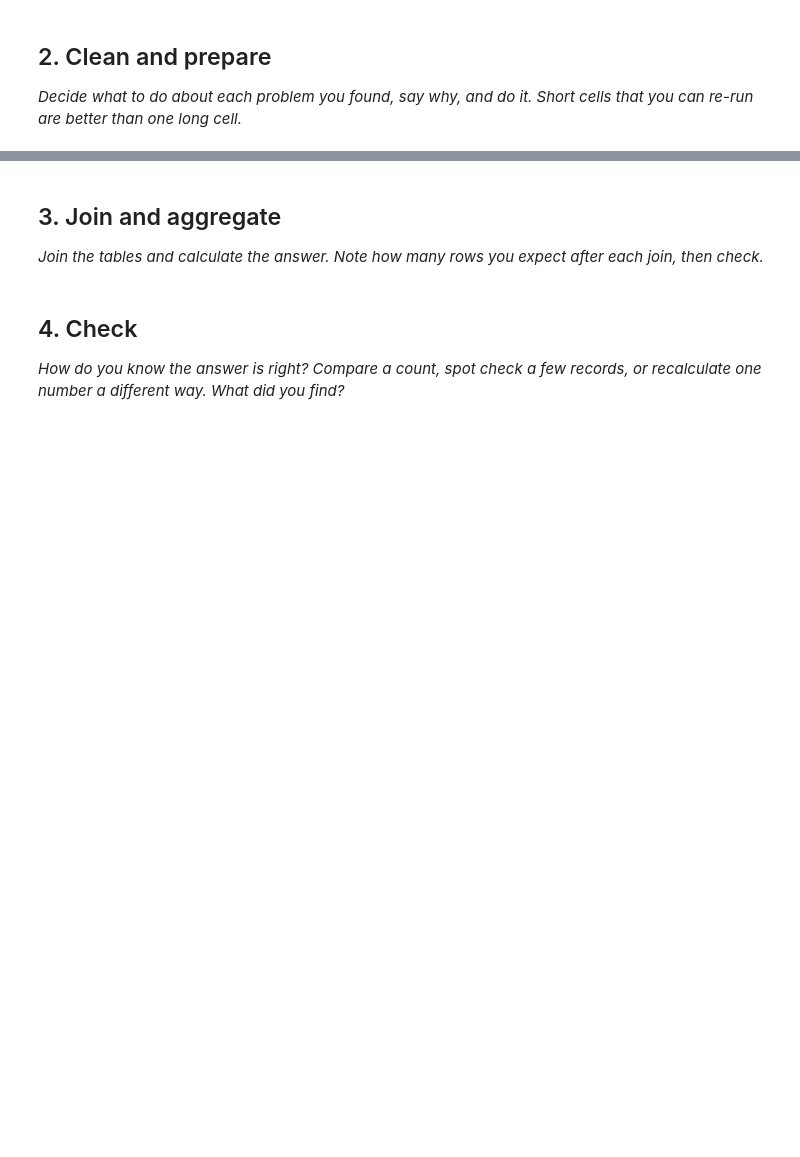
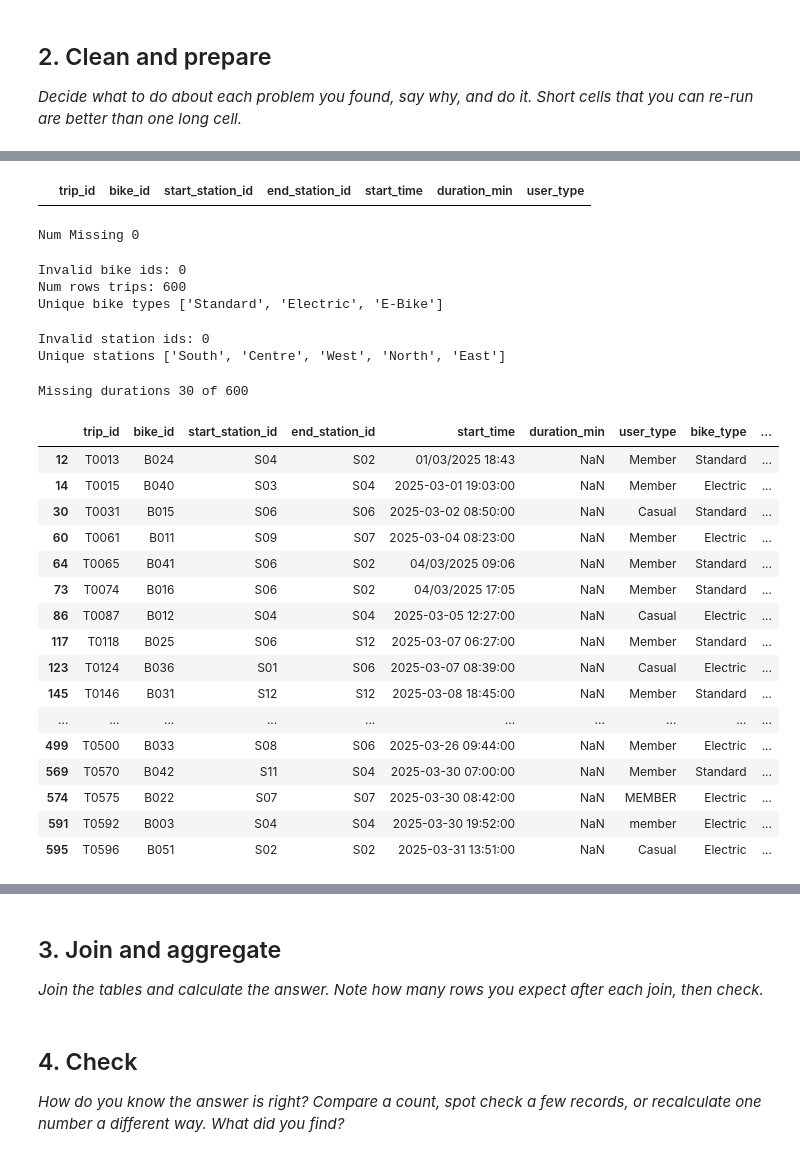
Before and after one commit to box1273002/ai-analytics, a Jupyter notebook: 2_03_practice_bike_hire_student.ipynb, the cells around one changed output, grey strips where cells are left out. Drawn from its saved outputs; the diff is of its cells as text; code cells hidden in the pictures; blank space fills up the shorter version.

```diff
--- a/2_03_practice_bike_hire_student.ipynb
+++ b/2_03_practice_bike_hire_student.ipynb
@@ -201,0 +291,9 @@ One row per combination of bike type and zone, with the number of trips and the
+# %%
+# Lets look at the trips
+trips = tables["trips"].copy()
+# There are some with duplicate ids but they seem to be complete duplicates
+duplicate_ids = trips[
+    trips.duplicated(subset=["trip_id"], keep=False)
+    ].sort_values(by="trip_id")
+display(duplicate_ids)
+trips = trips.drop_duplicates()
@@ -201,0 +318,65 @@ One row per combination of bike type and zone, with the number of trips and the
+# %%
+# Dropping all complete duplicates works (row wide) no missing either
+trips = trips.drop_duplicates()
+duplicate_ids = trips[
+    trips.duplicated(subset=["trip_id"], keep=False)
+    ].sort_values(by="trip_id")
+display(duplicate_ids)
+
+print(f"Num Missing {trips["trip_id"].isna().sum()}")
+# %% [output]
+|  | trip_id | bike_id | start_station_id | end_station_id | start_time | duration_min | user_type |
+Num Missing 0
+# %%
+# Lets work on adding the bike_type to the trips list
+
+# Check that all the bike ids are valid (no the bikes table)
+print(f"Invalid bike ids: {trips.shape[0] - trips["bike_id"].isin(bikes["bike_id"]).sum()}")
+# they all are so lets map them (bike_type as well so we can make sure it works)
+trips = trips.merge(bikes[["bike_id", "bike_type", "is_electric"]], on="bike_id", how="left")
+# Nothing went wrong still the same number of rows
+print(f"Num rows trips: {trips.shape[0]}")
+# Its works
+print(f"Unique bike types {list(trips["bike_type"].unique())}")
+# %% [output]
+Invalid bike ids: 0
+Num rows trips: 600
+Unique bike types ['Standard', 'Electric', 'E-Bike']
+# %%
+# Now the zone to trip list
+# No bad station ids
+print(f"Invalid station ids: {trips.shape[0] - trips["start_station_id"].isin(stations["station_id"]).sum()}")
+trips = trips.merge(stations[["station_id", "zone"]], left_on="start_station_id", right_on="station_id", how="left")
+print(f"Unique stations {list(trips["zone"].unique())}")
+# It works
+# %% [output]
+Invalid station ids: 0
+Unique stations ['South', 'Centre', 'West', 'North', 'East']
+# %%
+# Lets work on durations
+!pip install matplotlib --quiet
+import matplotlib.pyplot as plt
+
+# Some missing durations
+print(f"Missing durations {trips["duration_min"].isna().sum()} of {trips.shape[0]}")
+display(trips[trips["duration_min"].isna()])
+# Nothing really to do but drop its only 5%. Before dropping them lets see what the distrubtion of electric non electric is
+# %% [output]
+Missing durations 30 of 600
+|  | trip_id | bike_id | start_station_id | end_station_id | start_time | duration_min | user_type | bike_type | ... |
+| 12 | T0013 | B024 | S04 | S02 | 01/03/2025 18:43 | NaN | Member | Standard | ... |
+| 14 | T0015 | B040 | S03 | S04 | 2025-03-01 19:03:00 | NaN | Member | Electric | ... |
+| 30 | T0031 | B015 | S06 | S06 | 2025-03-02 08:50:00 | NaN | Casual | Standard | ... |
+| 60 | T0061 | B011 | S09 | S07 | 2025-03-04 08:23:00 | NaN | Member | Electric | ... |
+| 64 | T0065 | B041 | S06 | S02 | 04/03/2025 09:06 | NaN | Member | Standard | ... |
+| 73 | T0074 | B016 | S06 | S02 | 04/03/2025 17:05 | NaN | Member | Standard | ... |
+| 86 | T0087 | B012 | S04 | S04 | 2025-03-05 12:27:00 | NaN | Casual | Electric | ... |
+| 117 | T0118 | B025 | S06 | S12 | 2025-03-07 06:27:00 | NaN | Member | Standard | ... |
+| 123 | T0124 | B036 | S01 | S06 | 2025-03-07 08:39:00 | NaN | Casual | Electric | ... |
+| 145 | T0146 | B031 | S12 | S12 | 2025-03-08 18:45:00 | NaN | Member | Standard | ... |
+| ... | ... | ... | ... | ... | ... | ... | ... | ... | ... |
+| 499 | T0500 | B033 | S08 | S06 | 2025-03-26 09:44:00 | NaN | Member | Electric | ... |
+| 569 | T0570 | B042 | S11 | S04 | 2025-03-30 07:00:00 | NaN | Member | Standard | ... |
+| 574 | T0575 | B022 | S07 | S07 | 2025-03-30 08:42:00 | NaN | MEMBER | Electric | ... |
+| 591 | T0592 | B003 | S04 | S04 | 2025-03-30 19:52:00 | NaN | member | Electric | ... |
+| 595 | T0596 | B051 | S02 | S02 | 2025-03-31 13:51:00 | NaN | Casual | Electric | ... |
```
Also changed, not shown: parts of 10 cells of this notebook, 33 other files.
